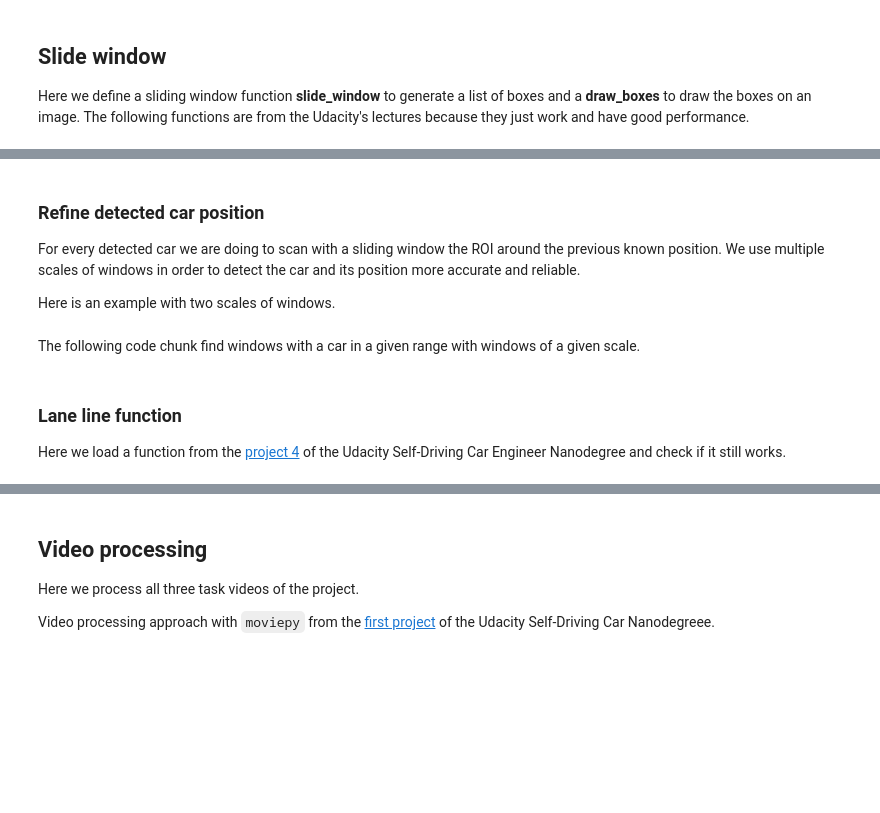
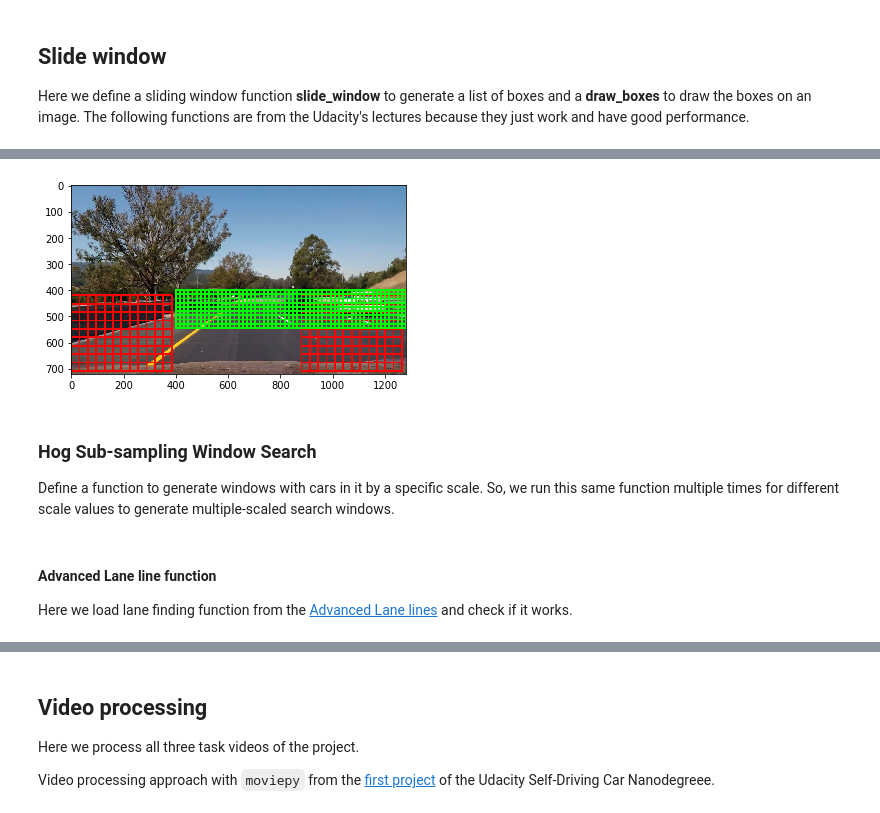
Before and after one commit to wuqianliang/ND013, a Jupyter notebook: Vehicle Detection and Tracking/Vehicle_Detection_and_Tracking.ipynb, the cells around one changed output, grey strips where cells are left out. Cells and saved outputs as stored; diff of their text form; code cells hidden in the pictures; blank space fills up the shorter version.

```diff
--- a/Vehicle Detection and Tracking/Vehicle_Detection_and_Tracking.ipynb
+++ b/Vehicle Detection and Tracking/Vehicle_Detection_and_Tracking.ipynb
@@ -480,17 +512,13 @@ On every frame we look for new passing cars (red areas on sides) cars and new fa
 # %%
-image = cv2.imread('test_images/test2.jpg')
-windows = slide_window(image, x_start_stop=[930, None], y_start_stop=[420, 650],
+image = cv2.imread('test_images/test6.jpg')
+windows = slide_window(image, x_start_stop=[880, None], y_start_stop=[420, None],
                     xy_window=(128, 128), xy_overlap=(0.75, 0.75))
-windows += slide_window(image, x_start_stop=[0, 350], y_start_stop=[420, 650],
+windows += slide_window(image, x_start_stop=[0, 400], y_start_stop=[420, None],
                     xy_window=(128, 128), xy_overlap=(0.75, 0.75))
 window_img = draw_boxes(image, windows, color=(0, 0, 255), thick=6)
-windows = slide_window(image, x_start_stop=[400, 880], y_start_stop=[400, 470],
-                    xy_window=(48, 48), xy_overlap=(0.75, 0.75))
-window_img = draw_boxes(window_img, windows, color=(255, 0, 0), thick=6)
+windows = slide_window(image, x_start_stop=[400, 1280], y_start_stop=[400, 550],
+                    xy_window=(64, 64), xy_overlap=(0.75, 0.75))
+window_img = draw_boxes(window_img, windows, color=(0, 255, 0), thick=6)
 show_img(window_img)
+# %% [output]
+[figure, added]
-# %% [markdown]
-### Refine detected car position
-
-For every detected car we are doing to scan with a sliding window the ROI around the previous known position. We use multiple scales of windows in order to detect the car and its position more accurate and reliable.
-
-Here is an example with two scales of windows.
@@ -511,5 +525,6 @@ show_img(window_img)
-# %% [markdown]
-The following code chunk find windows with a car in a given range with windows of a given scale.
+# %% [markdown]
+### Hog Sub-sampling Window Search
+Define a function to generate windows with cars in it by a specific scale. So, we run this same function multiple times for different scale values to generate multiple-scaled search windows.
 # %%
 def convert_color(img):
     return cv2.cvtColor(img, cv2.COLOR_RGB2LUV)
@@ -560,6 +578,6 @@ def find_cars(img, ystart, ystop, xstart, xstop, scale, step):
                 boxes.append(((int(xbox_left), int(ytop_draw+ystart)),(int(xbox_left+win_draw),int(ytop_draw+win_draw+ystart))))
     return boxes
 # %% [markdown]
-### Lane line function
+#### Advanced Lane line function
 
-Here we load a function from the [project 4](https://github.com/NikolasEnt/Advanced-Lane-Lines) of the Udacity Self-Driving Car Engineer Nanodegree and check if it still works.
+Here we load lane finding function from the [Advanced Lane lines](https://github.com/wuqianliang/ND013/tree/master/advanced%20lane%20finding) and check if it works.
```
Also changed, not shown: parts of 20 cells of this notebook, 2 other files.
